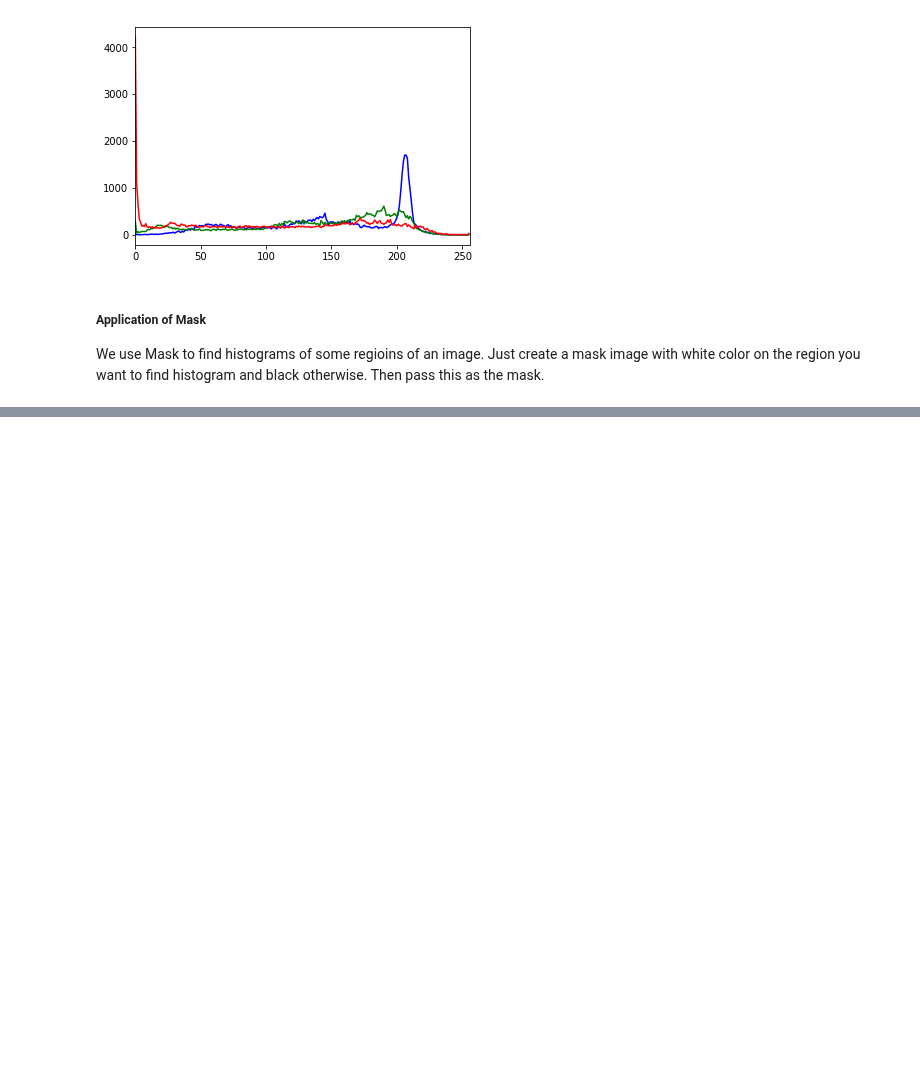
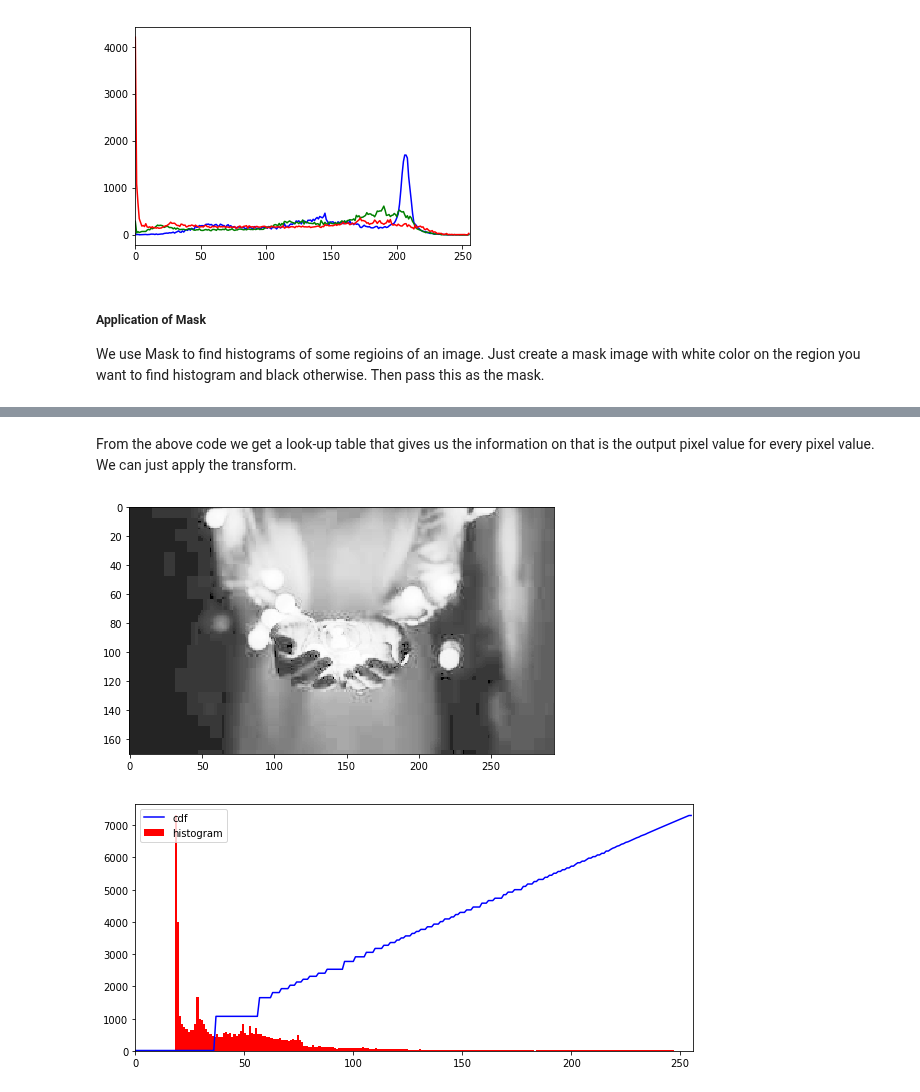
Before and after one commit to IamMohitM/OpenCV-Learning, a Jupyter notebook: Histograms.ipynb, the cells around one changed output, grey strips where cells are left out. Saved outputs shown, nothing was run; the diff lists cells and outputs as text; code cells hidden in the pictures; blank space fills up the shorter version.

```diff
--- a/Histograms.ipynb
+++ b/Histograms.ipynb
@@ -93,0 +130,27 @@ plt.xlim([0,256])
+# %%
+cdf_m = np.ma.masked_equal(cdf,0)
+cdf_m = (cdf_m - cdf_m.min())*255/(cdf_m.max()-cdf_m.min())
+cdf = np.ma.filled(cdf_m,0).astype('uint8')
+# %% [markdown]
+From the above code we get a look-up table that gives us the information on that is the output pixel value  for every pixel value. We can just apply the transform.
+# %%
+img2 = cdf[img]
+
+hist, bins = np.histogram(img2.flatten(), 256, [0, 256])
+
+cdf = hist.cumsum()
+cdf_normalized = cdf * hist.max()/cdf.max()
+
+plt.figure(figsize = (10, 10))
+plt.subplot(212)
+plt.imshow(img2, 'gray');
+
+plt.figure(figsize = (10, 10))
+plt.subplot(211)
+plt.plot(cdf_normalized, color = 'b')
+plt.hist(img.flatten(),256,[0,256], color = 'r')
+plt.xlim([0,256])
+plt.legend(('cdf','histogram'), loc = 'upper left');
+# %% [output]
+[figure, added]
+[figure, added]
```
Also changed, not shown: parts of 15 cells of this notebook, 3 other files.
